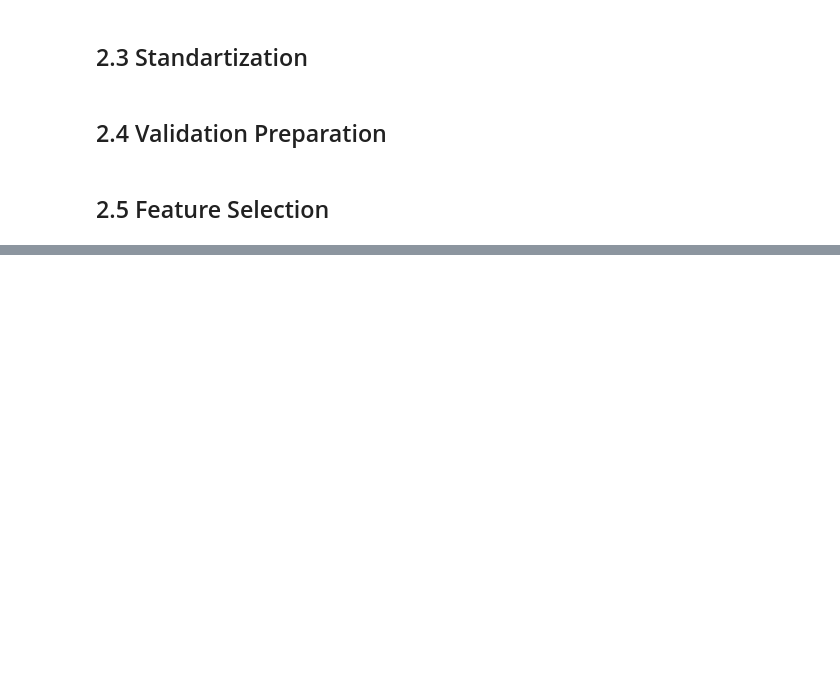
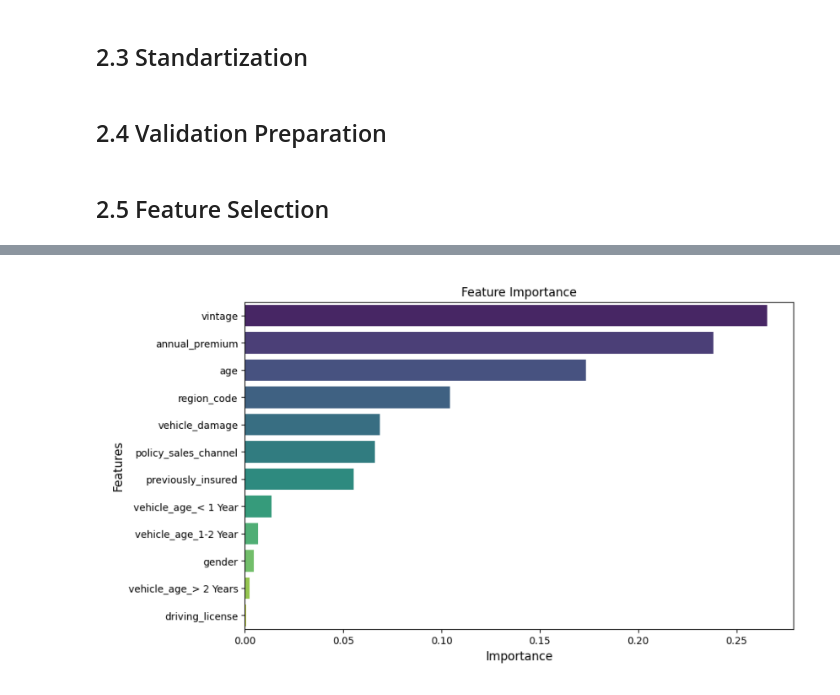
Before and after one commit to iury-repo/health_insurance_cs, a Jupyter notebook: notebooks/0.01-ims-data-wrangling.ipynb, the cells around one changed output, grey strips where cells are left out. Drawn from its saved outputs; the diff is of its cells as text; code cells hidden in the pictures; blank space fills up the shorter version.

```diff
--- a/notebooks/0.01-ims-data-wrangling.ipynb
+++ b/notebooks/0.01-ims-data-wrangling.ipynb
@@ -254,0 +290,17 @@ fs.plot_feature_importance(feat_importance)
+# %%
+# Saved results from feature importance model first run
+features_saved = ['vintage',
+                  'annual_premium',
+                  'age',
+                  'region_code',
+                  'vehicle_damage',
+                  'policy_sales_channel',
+                  'previously_insured']
+
+img = Image.open('../reports/figures/feature_importance.png')
+plt.figure(figsize=(12, 6))
+plt.imshow(img)
+plt.axis('off')
+plt.show()
+# %% [output]
+[figure, added]
```
Also changed, not shown: parts of 12 cells of this notebook.
